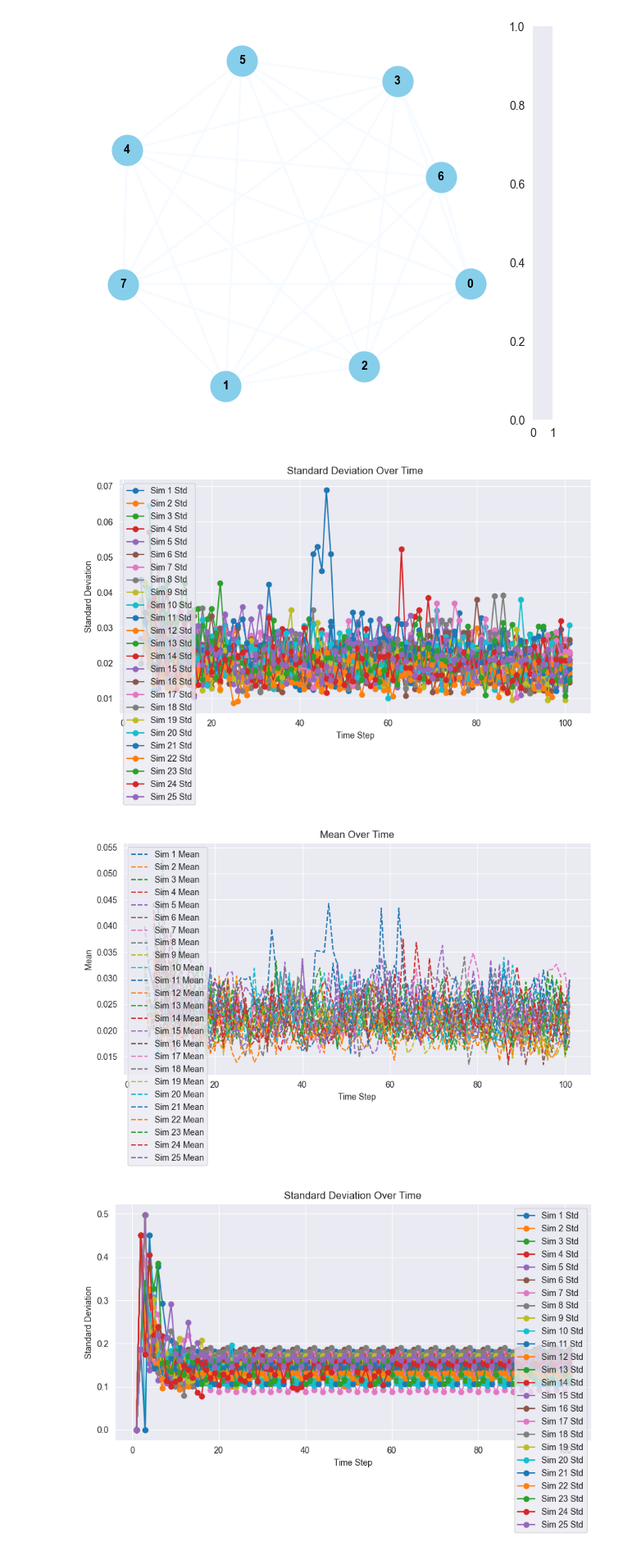
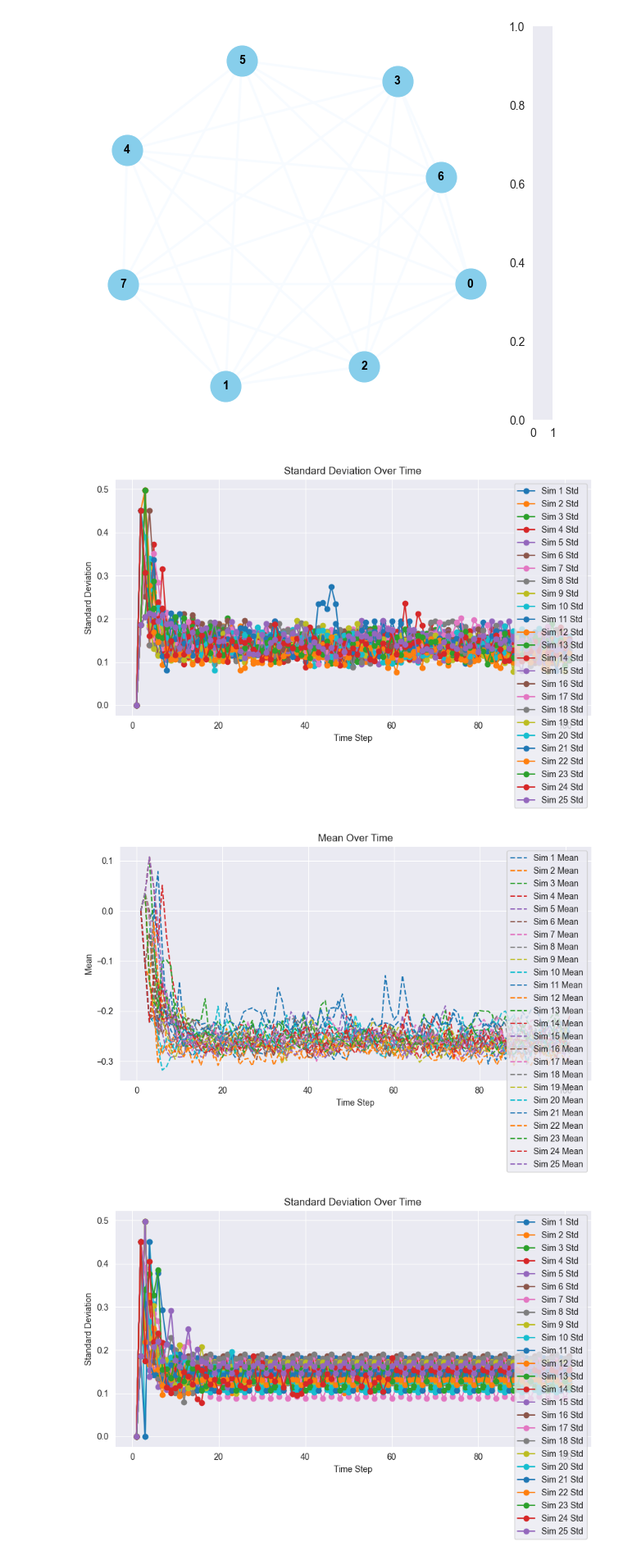
Before and after one commit to UnnatiAkhouri/QuNet, a Jupyter notebook: QuNet_bootcamp_2025/Session_4/Concurrence.ipynb, the cells around one changed output. Shown at 82% size. Saved outputs shown, nothing was run; the diff lists cells and outputs as text; code cells hidden in the pictures.

```diff
--- a/QuNet_bootcamp_2025/Session_4/Concurrence.ipynb
+++ b/QuNet_bootcamp_2025/Session_4/Concurrence.ipynb
@@ -196,7 +196,9 @@ for sim_index in twoQdmsrandom:
 
     # Loop through each time_step in the sim_index
     for time_step in sim_index:
-        mutual_information_random = measure.mutual_information_of_every_pair_dict(time_step)
+        #measure.concurrence_of_every_pair_dict(time_step)
+        #measure.monogamy_of_every_triplet(time_step)
+        mutual_information_random = measure.concurrence_of_every_pair_dict(time_step)
         # declaring an empty list
         listr = []
         # appending all the values in the list
@@ -219,35 +221,35 @@ mean_std_array = np.array(mean_std_array)
 stds_random = mean_std_array[:, :, 1]
 means_random = mean_std_array[:, :, 0]
 
 # Create x-axis values (time steps)
 time_steps = np.arange(1, stds_random.shape[1] + 1)
 
 # Plot standard deviation for each simulation
 plt.figure(figsize=(10, 5))
 for sim_idx in range(len(stds_random)):
     plt.plot(time_steps, stds_random[sim_idx], '-o', label=f'Sim {sim_idx + 1} Std')
 
 plt.xlabel('Time Step')
 plt.ylabel('Standard Deviation')
 plt.title('Standard Deviation Over Time')
 plt.legend()
 plt.grid(True)
 plt.show()
 
 # Plot mean for each simulation
 plt.figure(figsize=(10, 5))
 for sim_idx in range(len(means_random)):
     plt.plot(time_steps, means_random[sim_idx], '--', label=f'Sim {sim_idx + 1} Mean')
 
 plt.xlabel('Time Step')
 plt.ylabel('Mean')
 plt.title('Mean Over Time')
 plt.legend()
 plt.grid(True)
 plt.show()
 # %% [output]
-[figure, old version]
+[figure, new version]
-[figure, old version]
+[figure, new version]
 # %%
 # Initialize an empty 2D array to store mean and std
 mean_std_array = []
```
Also changed, not shown: 1 other file.
